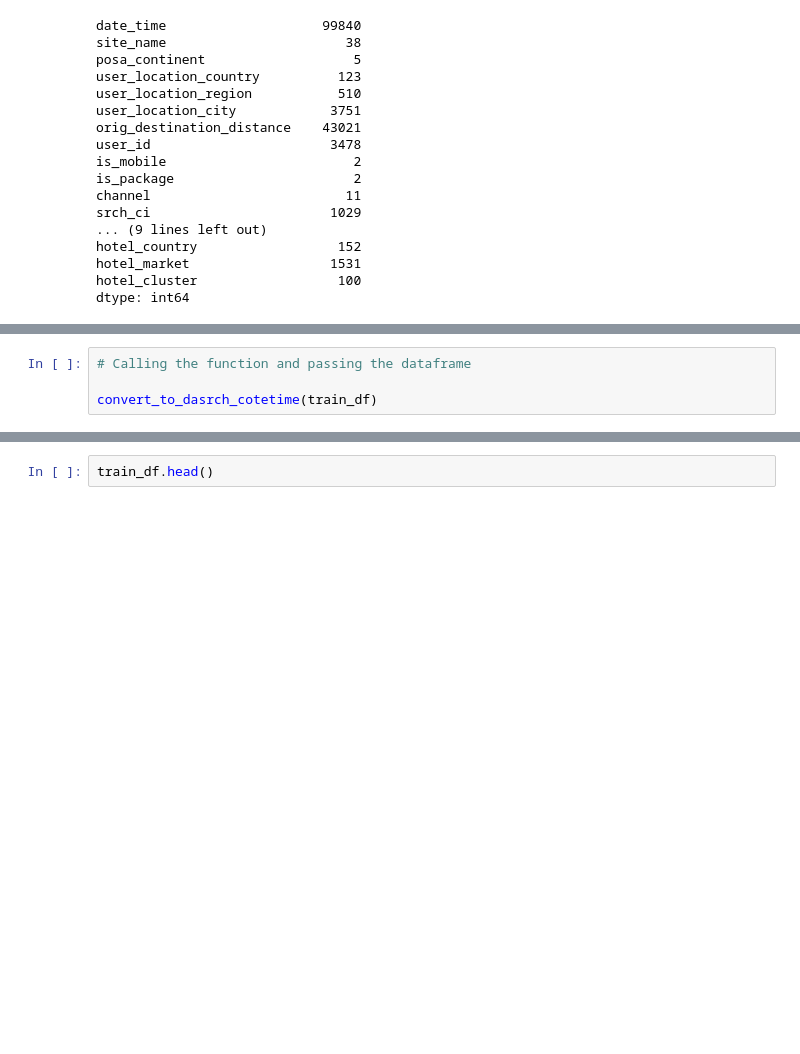
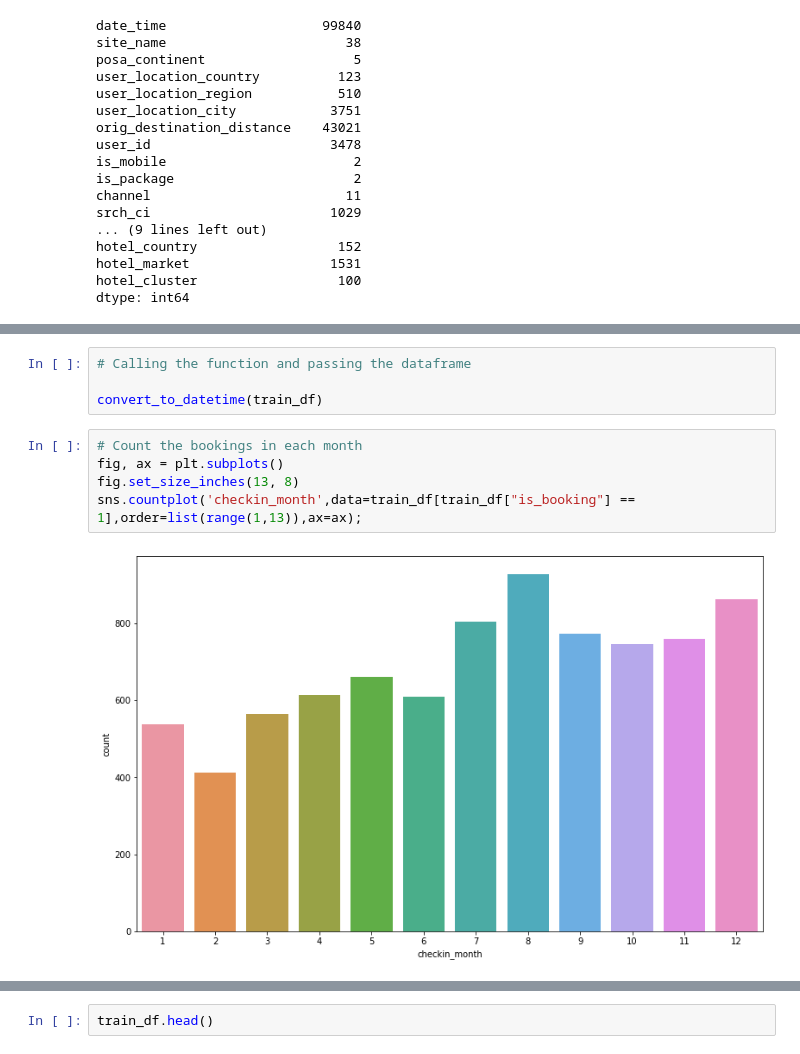
Before and after one commit to samantoz/bu_dsc, a Jupyter notebook: notebooks/DSC630/assign_5.2.ipynb, the cells around one changed output, grey strips where cells are left out. Cells and saved outputs as stored; diff of their text form; blank space fills up the shorter version.

```diff
--- a/notebooks/DSC630/assign_5.2.ipynb
+++ b/notebooks/DSC630/assign_5.2.ipynb
@@ -254,4 +294,11 @@ def convert_to_datetime(df):
 # %%
 # Calling the function and passing the dataframe
 
-convert_to_dasrch_cotetime(train_df)
+convert_to_datetime(train_df)
+# %%
+# Count the bookings in each month
+fig, ax = plt.subplots()
+fig.set_size_inches(13, 8)
+sns.countplot('checkin_month',data=train_df[train_df["is_booking"] == 1],order=list(range(1,13)),ax=ax);
+# %% [output]
+[figure, added]
```
Also changed, not shown: parts of 9 cells of this notebook.
